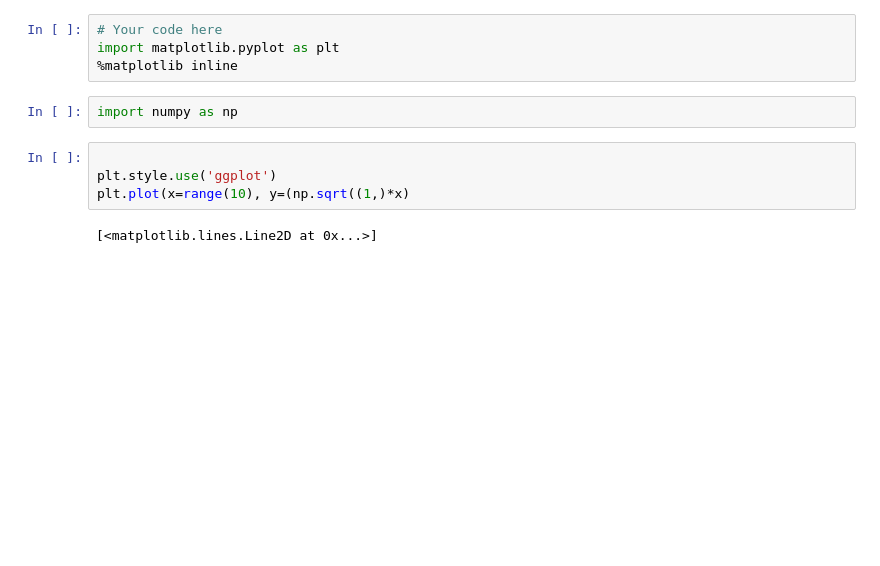
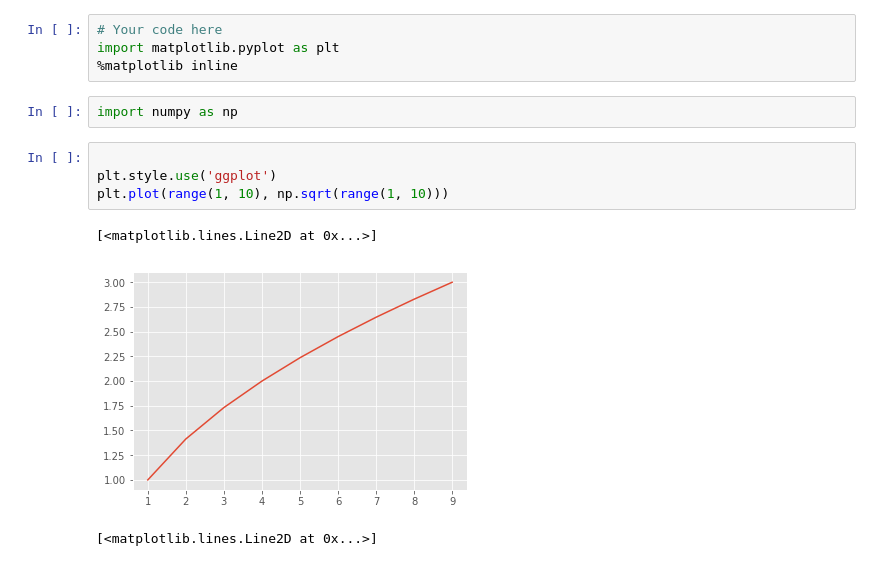
Before and after one commit to briansrebrenik/dsc-3-34-03-curse-of-dimensionality-simulation-lab-nyc-career-ds-102218, a Jupyter notebook: index.ipynb, the cells around one changed output. Cells and saved outputs as stored; diff of their text form; blank space fills up the shorter version.

```diff
--- a/index.ipynb
+++ b/index.ipynb
@@ -55,7 +55,10 @@ import numpy as np
 # %%
 
 plt.style.use('ggplot')
-plt.plot(x=range(10), y=(np.sqrt((1,)*x)
+plt.plot(range(1, 10), np.sqrt(range(1, 10)))
+# %% [output]
+[<matplotlib.lines.Line2D at 0x...>]
+[figure, added]
 # %%
 # %% [output]
 [<matplotlib.lines.Line2D at 0x...>]
```
